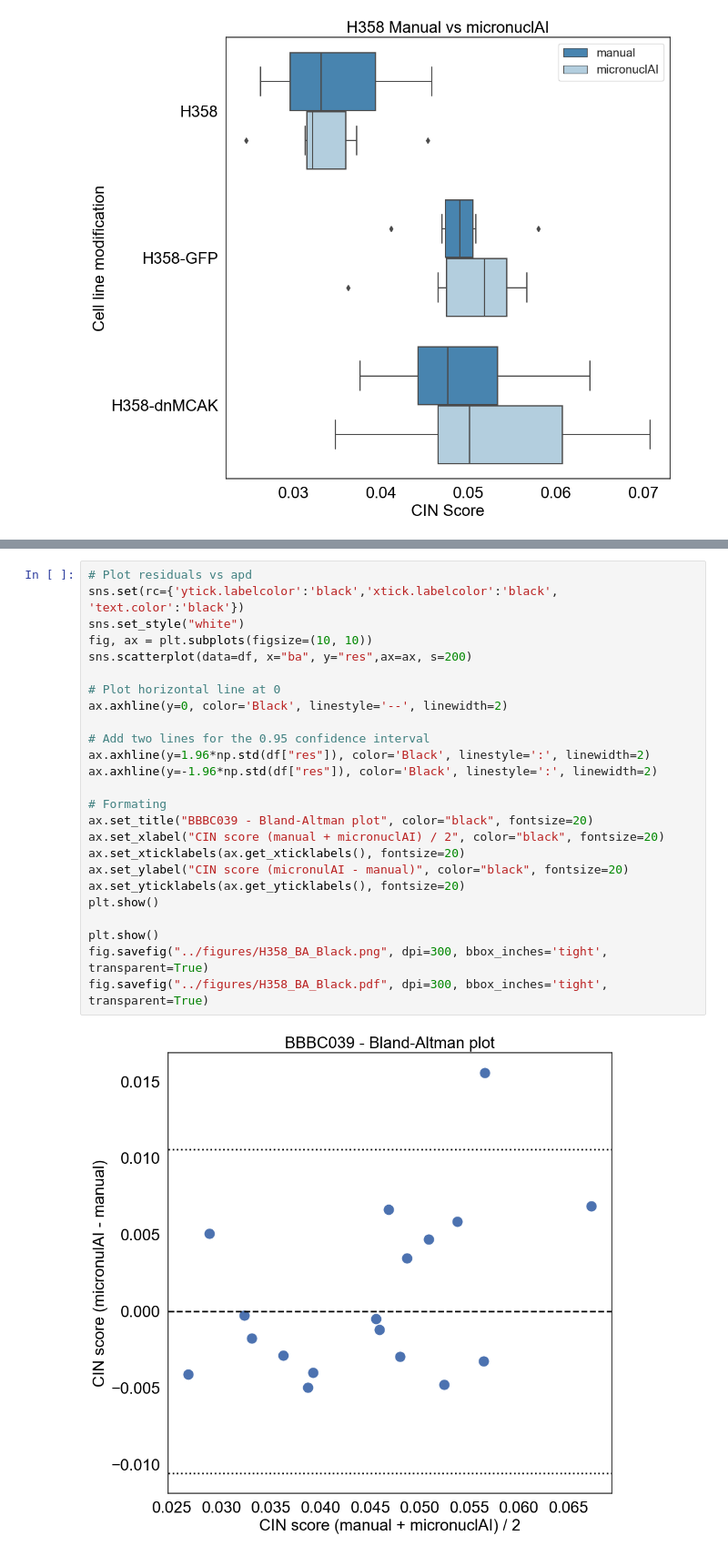
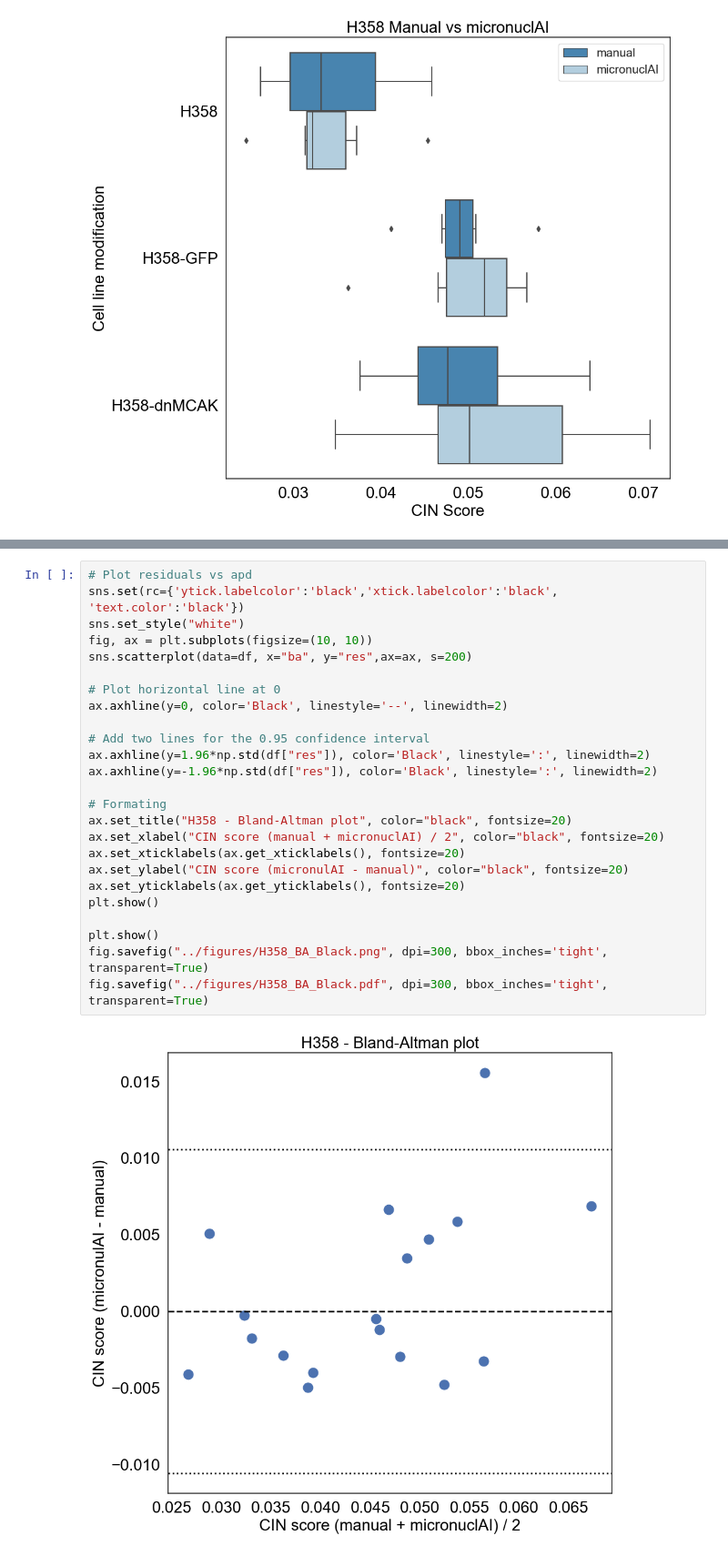
Before and after one commit to SchapiroLabor/micronuclAI, a Jupyter notebook: notebooks/3_H358_comparison.ipynb, the cells around one changed output, grey strips where cells are left out. Shown: that part at 91% size. Cells and saved outputs as stored; diff of their text form.

```diff
--- a/notebooks/3_H358_comparison.ipynb
+++ b/notebooks/3_H358_comparison.ipynb
@@ -180,27 +180,27 @@ fig.savefig("../figures/H358_corr_Black.pdf", dpi=300, bbox_inches='tight', tran
 # %%
 # Plot residuals vs apd
 sns.set(rc={'ytick.labelcolor':'black','xtick.labelcolor':'black', 'text.color':'black'})
 sns.set_style("white")
 fig, ax = plt.subplots(figsize=(10, 10))
 sns.scatterplot(data=df, x="ba", y="res",ax=ax, s=200)
 
 # Plot horizontal line at 0
 ax.axhline(y=0, color='Black', linestyle='--', linewidth=2)
 
 # Add two lines for the 0.95 confidence interval
 ax.axhline(y=1.96*np.std(df["res"]), color='Black', linestyle=':', linewidth=2)
 ax.axhline(y=-1.96*np.std(df["res"]), color='Black', linestyle=':', linewidth=2)
 
 # Formating
-ax.set_title("BBBC039 - Bland-Altman plot", color="black", fontsize=20)
+ax.set_title("H358 - Bland-Altman plot", color="black", fontsize=20)
 ax.set_xlabel("CIN score (manual + micronuclAI) / 2", color="black", fontsize=20)
 ax.set_xticklabels(ax.get_xticklabels(), fontsize=20)
 ax.set_ylabel("CIN score (micronulAI - manual)", color="black", fontsize=20)
 ax.set_yticklabels(ax.get_yticklabels(), fontsize=20)
 plt.show()
 
 plt.show()
 fig.savefig("../figures/H358_BA_Black.png", dpi=300, bbox_inches='tight', transparent=True)
 fig.savefig("../figures/H358_BA_Black.pdf", dpi=300, bbox_inches='tight', transparent=True)
 # %% [output]
-[figure, old version]
+[figure, new version]
```
Also changed, not shown: parts of 1 cell of this notebook.
